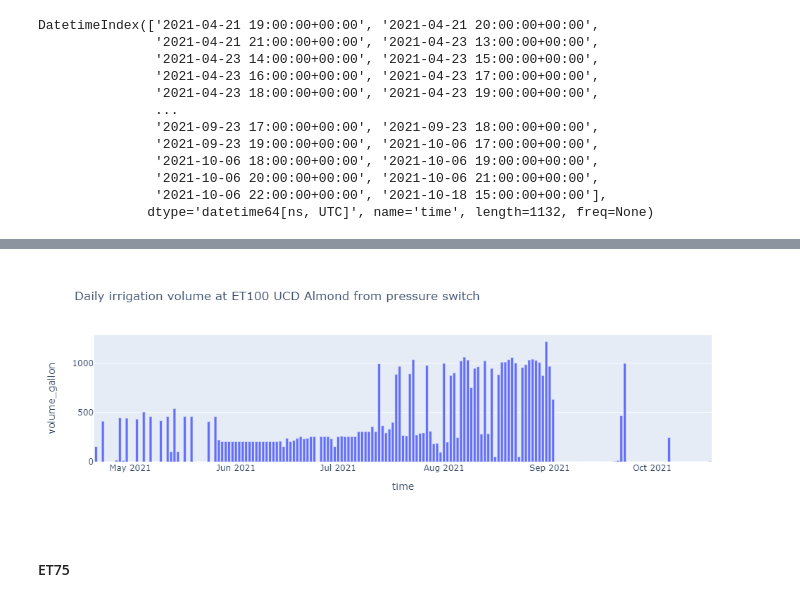
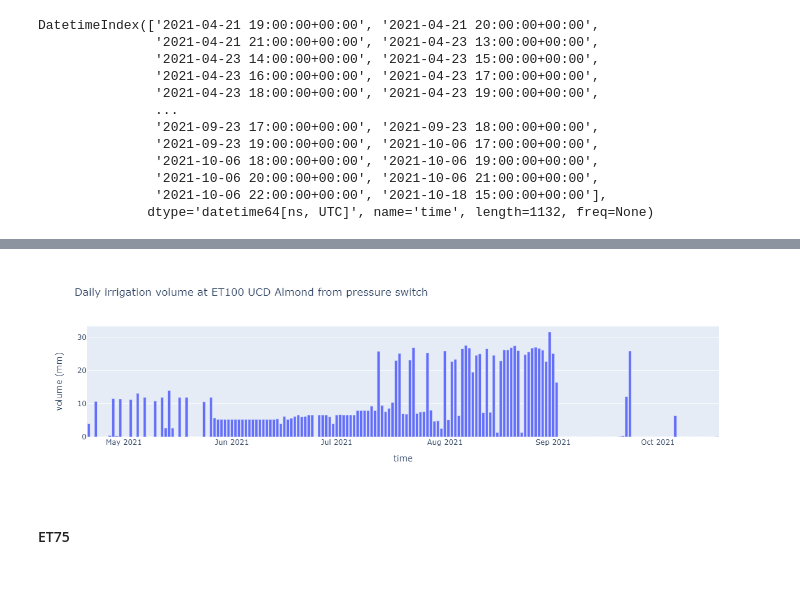
Before and after one commit to Arable/data-check, a Jupyter notebook: pressure_switch_irri_UCD_tomato.ipynb, the cells around one changed output, grey strips where cells are left out. Drawn from its saved outputs; the diff is of its cells as text; code cells hidden in the pictures.

Commit message:
almond data checked

```diff
--- a/pressure_switch_irri_UCD_tomato.ipynb
+++ b/pressure_switch_irri_UCD_tomato.ipynb
@@ -51,8 +51,8 @@ irrigation_hourly_ET75.head()
 # %% [markdown]
 #### ET100
 # %%
-rate = 50.96  #gpm
+rate = 1.32 #mm/hr
 
 irrigation_hourly_ET100['fixed_seconds'] = irrigation_hourly_ET100['duration_seconds'].apply(lambda x: x if x <=3600 else 3600)
-irrigation_hourly_ET100['volume_gallon'] = (irrigation_hourly_ET100['fixed_seconds'] / 3600) * rate
+irrigation_hourly_ET100['volume (mm)'] = (irrigation_hourly_ET100['fixed_seconds'] / 3600) * rate
 # %%
@@ -112,10 +101,10 @@ irrigation_hourly_ET100.head(5)
 irrigation_hourly_ET100=irrigation_hourly_ET100.reset_index()
 # %%
 import plotly.express as px
-fig = px.bar(irrigation_hourly_ET100, x='time', y='volume_gallon', title  ='Daily irrigation volume at ET100 UCD Almond from pressure switch')
+fig = px.bar(irrigation_hourly_ET100, x='time', y='volume (mm)', title  ='Daily irrigation volume at ET100 UCD Almond from pressure switch')
 fig.show()
 # %% [output]
-[figure, old version]
+[figure, new version]
 # %% [markdown]
 #### ET75
 # %%
```
Also changed, not shown: parts of 34 cells of this notebook.
